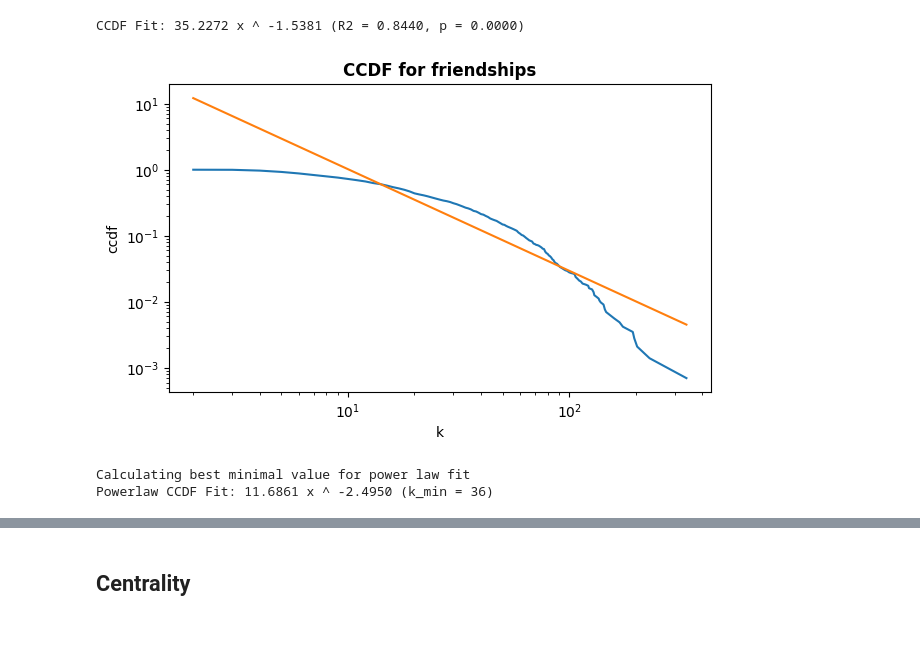
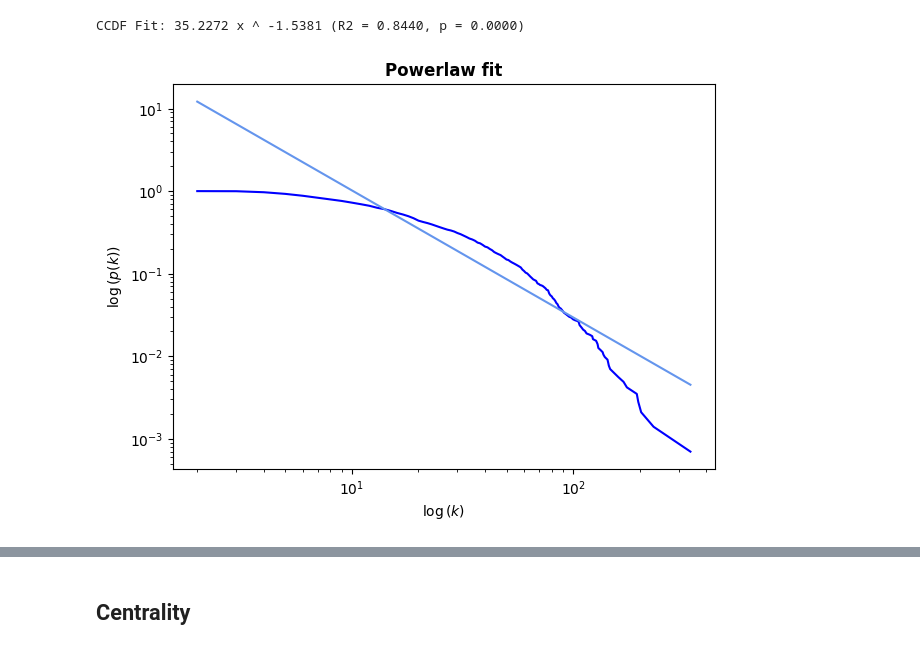
Before and after one commit to IdaUgilt/NA_project_facebook_friendships, a Jupyter notebook: powerlaw_fit.ipynb, the cells around one changed output, grey strips where cells are left out. Saved outputs shown, nothing was run; the diff lists cells and outputs as text; code cells hidden in the pictures.

Commit message:
Powerlaw_fit

```diff
--- a/powerlaw_fit.ipynb
+++ b/powerlaw_fit.ipynb
@@ -103,21 +98,20 @@ ccdf["fit"] = (10 ** log10intercept) * (ccdf["k"] ** (slope))
 CCDF Fit: 35.2272 x ^ -1.5381 (R2 = 0.8440, p = 0.0000)
 # %%
 # Define axs and figure
-fig, ax = plt.subplots(figsize=(7, 4))
+fig, ax = plt.subplots(figsize=(7, 5))
 plt.subplots_adjust(wspace=.3)
 
 # Plot the data
-sns.lineplot(data=ccdf, x="k", y="ccdf", ax=ax)
-sns.lineplot(data=ccdf, x='k', y='fit', ax=ax)
-ax.set_title(f"CCDF for friendships", weight = "bold")
+sns.lineplot(data=ccdf, x="k", y="ccdf", color='blue', ax=ax)
+sns.lineplot(data=ccdf, x='k', y='fit', color='cornflowerblue', ax=ax)
+ax.set_title(f"Powerlaw fit", weight = "bold")
 ax.set_xscale('log')
 ax.set_yscale('log')
+
+plt.xlabel('$\log{(k)}$')
+plt.ylabel('$\log{(p(k))}$')
+
+plt.savefig('powerlawfit')
+plt.show()
 # %% [output]
-[figure, old version]
+[figure, new version]
-# %%
-results = pl.Fit(ccdf["ccdf"])
-k_min = ccdf[ccdf["ccdf"] == results.power_law.xmin]["k"]
-print("Powerlaw CCDF Fit: %1.4f x ^ -%1.4f (k_min = %d)" % (10 ** results.power_law.Kappa, results.power_law.alpha, k_min.iloc[0]))
-# %% [output]
-Calculating best minimal value for power law fit
-Powerlaw CCDF Fit: 11.6861 x ^ -2.4950 (k_min = 36)
```
Also changed, not shown: parts of 16 cells of this notebook.
